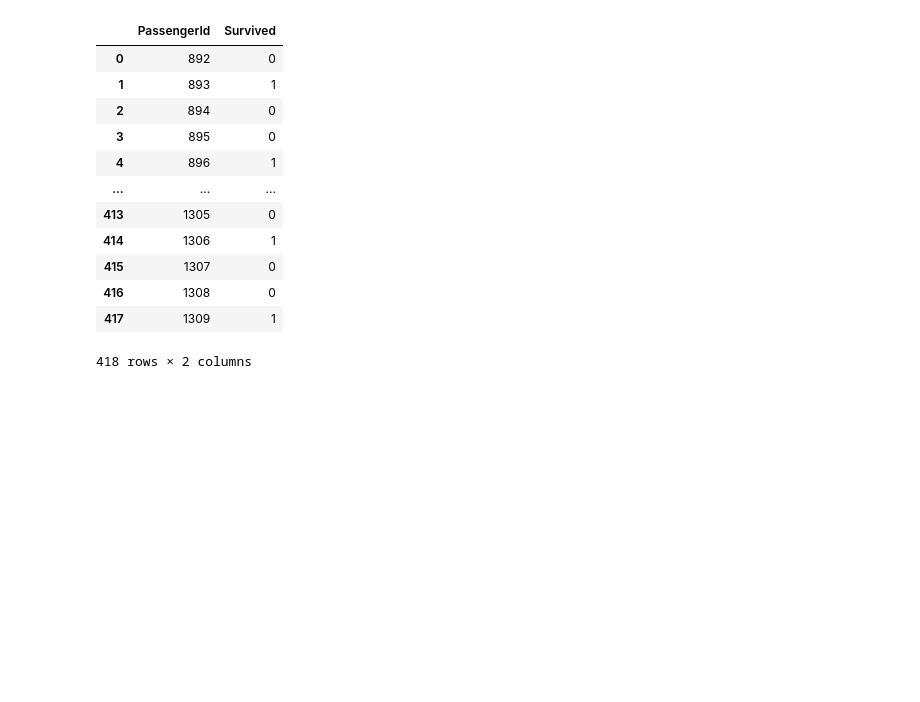
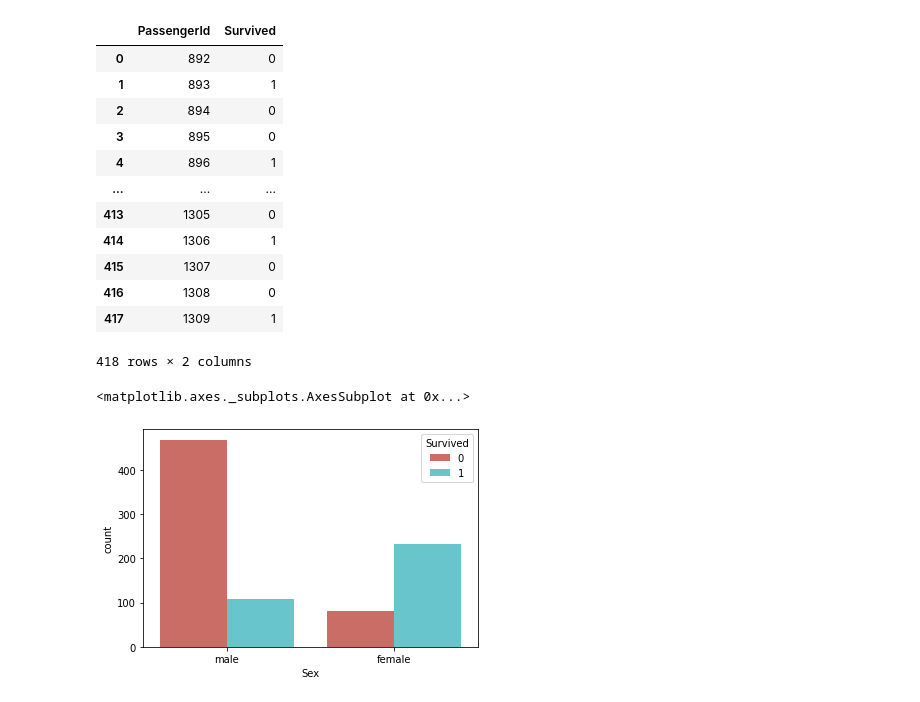
Before and after one commit to liao771018/tibame, a Jupyter notebook: titanic.ipynb, the cells around one changed output. Drawn from its saved outputs; the diff is of its cells as text; code cells hidden in the pictures; blank space fills up the shorter version.

```diff
--- a/titanic.ipynb
+++ b/titanic.ipynb
@@ -460,3 +484,14 @@ df
 | 416 | 1308 | 0 |
 | 417 | 1309 | 1 |
 418 rows × 2 columns
+# %%
+# 最後已做完分析，用統計資料畫出圖來回顧一下個數據間的關係
+
+import matplotlib.pyplot as plt
+import seaborn as sns
+
+# 性別與生還
+sns.countplot(x=train_df["Sex"], hue=train_df["Survived"], palette=sns.color_palette("hls", 2))
+# %% [output]
+<matplotlib.axes._subplots.AxesSubplot at 0x...>
+[figure, added]
```
Also changed, not shown: parts of 7 cells of this notebook.
